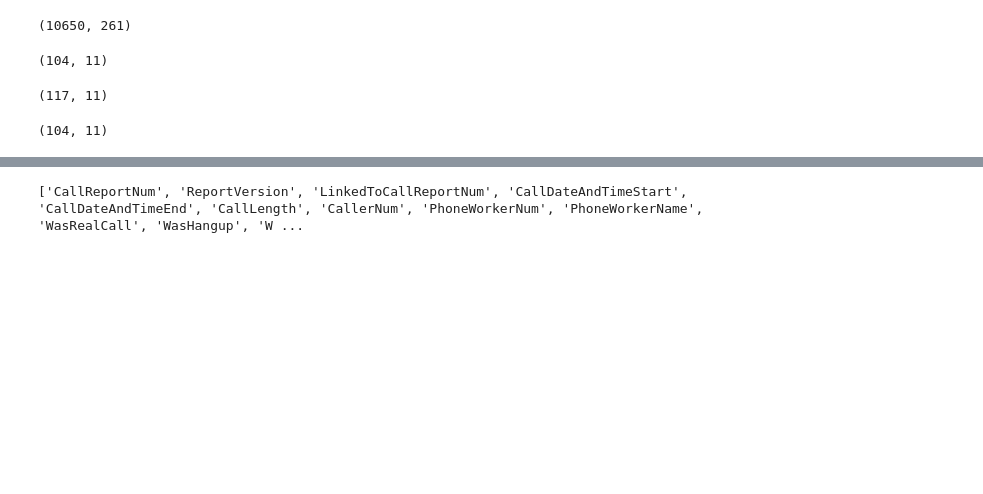
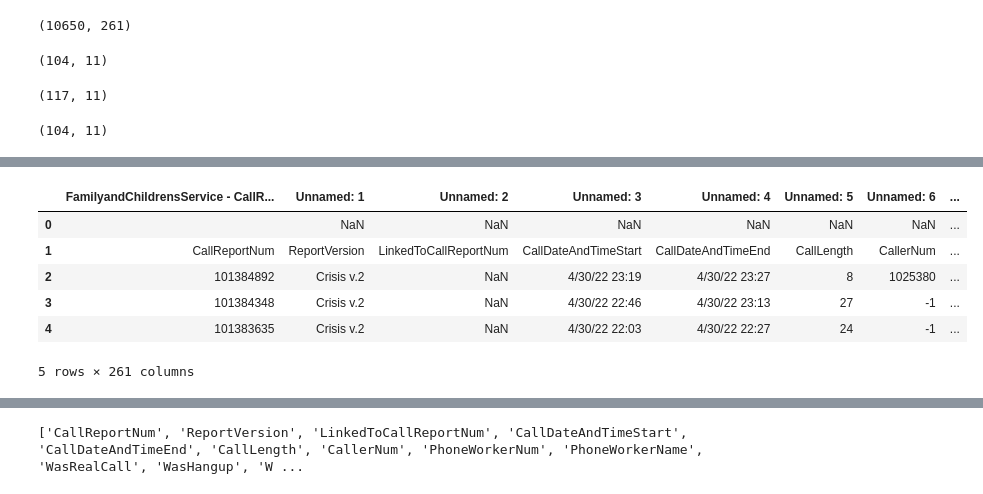
Before and after one commit to NSS-Data-Analytics-Cohort-6/fcs-crisis-holi-data-in-the-sun, a Jupyter notebook: Notebooks/family-life-data-stats.ipynb, the cells around one changed output, grey strips where cells are left out. Cells and saved outputs as stored; diff of their text form; code cells hidden in the pictures; blank space fills up the shorter version.

```diff
--- a/Notebooks/family-life-data-stats.ipynb
+++ b/Notebooks/family-life-data-stats.ipynb
@@ -42,0 +70,10 @@ CallCenter_2022.shape
+# %%
+NSSCrisis2_df.head()
+# %% [output]
+|  | FamilyandChildrensService - CallR... | Unnamed: 1 | Unnamed: 2 | Unnamed: 3 | Unnamed: 4 | Unnamed: 5 | Unnamed: 6 | ... |
+| 0 |  | NaN | NaN | NaN | NaN | NaN | NaN | ... |
+| 1 | CallReportNum | ReportVersion | LinkedToCallReportNum | CallDateAndTimeStart | CallDateAndTimeEnd | CallLength | CallerNum | ... |
+| 2 | 101384892 | Crisis v.2 | NaN | 4/30/22 23:19 | 4/30/22 23:27 | 8 | 1025380 | ... |
+| 3 | 101384348 | Crisis v.2 | NaN | 4/30/22 22:46 | 4/30/22 23:13 | 27 | -1 | ... |
+| 4 | 101383635 | Crisis v.2 | NaN | 4/30/22 22:03 | 4/30/22 22:27 | 24 | -1 | ... |
+5 rows × 261 columns
```
Also changed, not shown: parts of 39 cells of this notebook.
